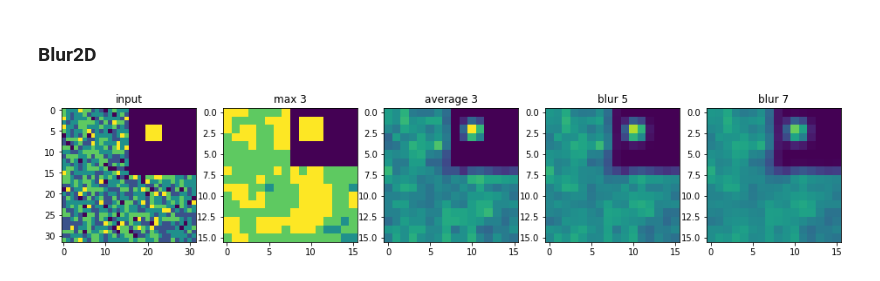
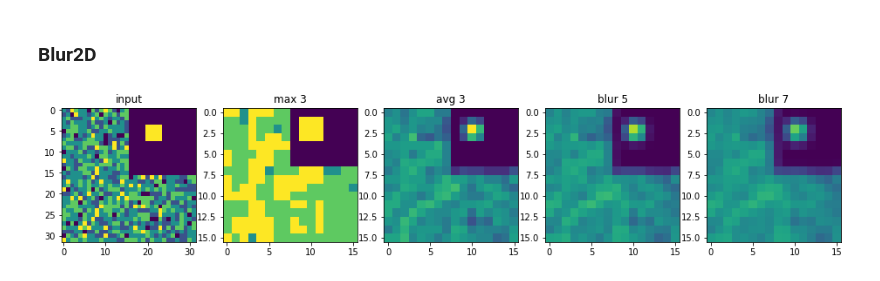
Before and after one commit to mvoelk/keras_layers, a Jupyter notebook: examples.ipynb, the cells around one changed output. Saved outputs shown, nothing was run; the diff lists cells and outputs as text; code cells hidden in the pictures.

```diff
--- a/examples.ipynb
+++ b/examples.ipynb
@@ -286,31 +289,31 @@ plt.show()
 # %%
 from layers import Blur2D
 
 x = x_in = Input(shape=(32, 32, 10))
 x1 = MaxPool2D(3, 2, padding='same')(x)
 x2 = AvgPool2D(3, 2, padding='same')(x)
 x3 = Blur2D(5, 2, padding='same')(x)
 x4 = Blur2D(7, 2, padding='same')(x)
 
 model = Model(x_in, [x1,x2,x3,x4])
 
 batch = np.random.binomial(4, 0.5, size=(4,32,32,10)) / 4
 batch[:,:16,16:] = 0
 batch[:,4:8,20:24] = 1
 
 preds = model.predict(batch)
 
 plt.figure(figsize=(16,3))
 plt.subplot(151); plt.title('input')
 plt.imshow(batch[0,:,:,0], vmin=0, vmax=1)
 plt.subplot(152); plt.title('max 3')
 plt.imshow(preds[0][0,:,:,0], vmin=0, vmax=1)
-plt.subplot(153); plt.title('average 3')
+plt.subplot(153); plt.title('avg 3')
 plt.imshow(preds[1][0,:,:,0], vmin=0, vmax=1)
 plt.subplot(154); plt.title('blur 5')
 plt.imshow(preds[2][0,:,:,0], vmin=0, vmax=1)
 plt.subplot(155); plt.title('blur 7')
 plt.imshow(preds[3][0,:,:,0], vmin=0, vmax=1)
 plt.show()
 # %% [output]
-[figure, old version]
+[figure, new version]
```
Also changed, not shown: parts of 2 cells of this notebook.
